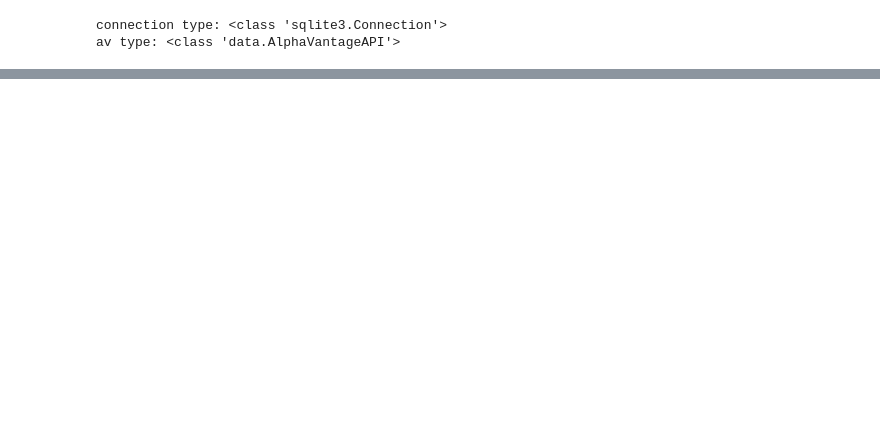
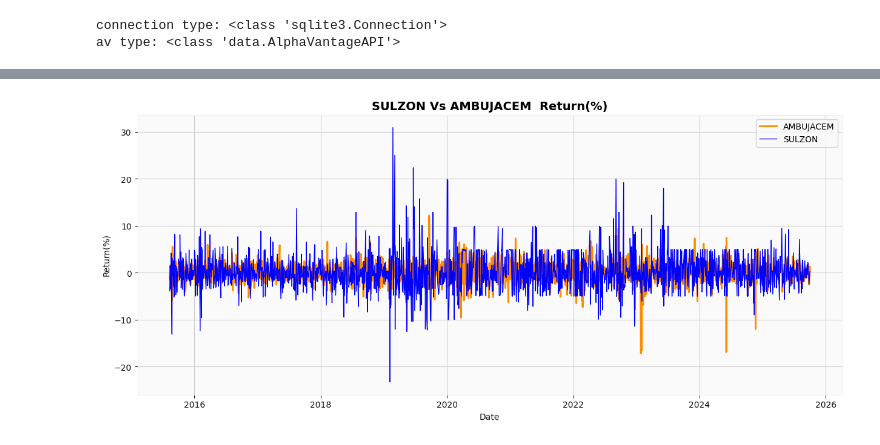
Before and after one commit to aykahsay/Diversification-and-Volatility-Forecasting, a Jupyter notebook: task2_test_driven_development.ipynb, the cells around one changed output, grey strips where cells are left out. Saved outputs shown, nothing was run; the diff lists cells and outputs as text; code cells hidden in the pictures; blank space fills up the shorter version.

```diff
--- a/task2_test_driven_development.ipynb
+++ b/task2_test_driven_development.ipynb
@@ -76,0 +201,10 @@ df_suzlon shape: (4912, 5)
+# %%
+# Sort DataFrame ascending by date
+df_ambuja.sort_index(ascending=True,inplace=True)
+
+# Create "return" column
+df_ambuja["return"]=df_ambuja["close"].pct_change()*100
+
+print("df_suzlon shape:", df_ambuja.shape)
+print(df_ambuja.info())
+df_ambuja.head()
@@ -76,0 +234,10 @@ df_suzlon shape: (4912, 5)
+# %%
+# Sort DataFrame ascending by date
+df_suzlon.sort_index(ascending=True,inplace=True)
+
+# Create "return" column
+df_suzlon["return"]=df_suzlon["close"].pct_change()*100
+
+print("df_suzlon shape:", df_suzlon.shape)
+print(df_suzlon.info())
+df_suzlon.head()
@@ -76,0 +267,19 @@ df_suzlon shape: (4912, 5)
+# %%
+fig, ax = plt.subplots(figsize=(15,6))
+
+
+# Line plot on top
+ax.plot(df_ambuja.index, df_ambuja["return"], color="darkorange", label="AMBUJACEM", linewidth=2)
+ax.plot(df_suzlon.index,df_suzlon["return"], color="blue", label="SULZON", linewidth=1)
+
+# Labels and title
+ax.set_title("SULZON Vs AMBUJACEM  Return(%)", fontsize=14, fontweight="bold")
+ax.set_xlabel("Date")
+ax.set_ylabel("Return(%)")
+
+# Legend
+ax.legend()
+
+plt.show()
+# %% [output]
+[figure, added]
```
Also changed, not shown: parts of 13 cells of this notebook, 14 other files.
